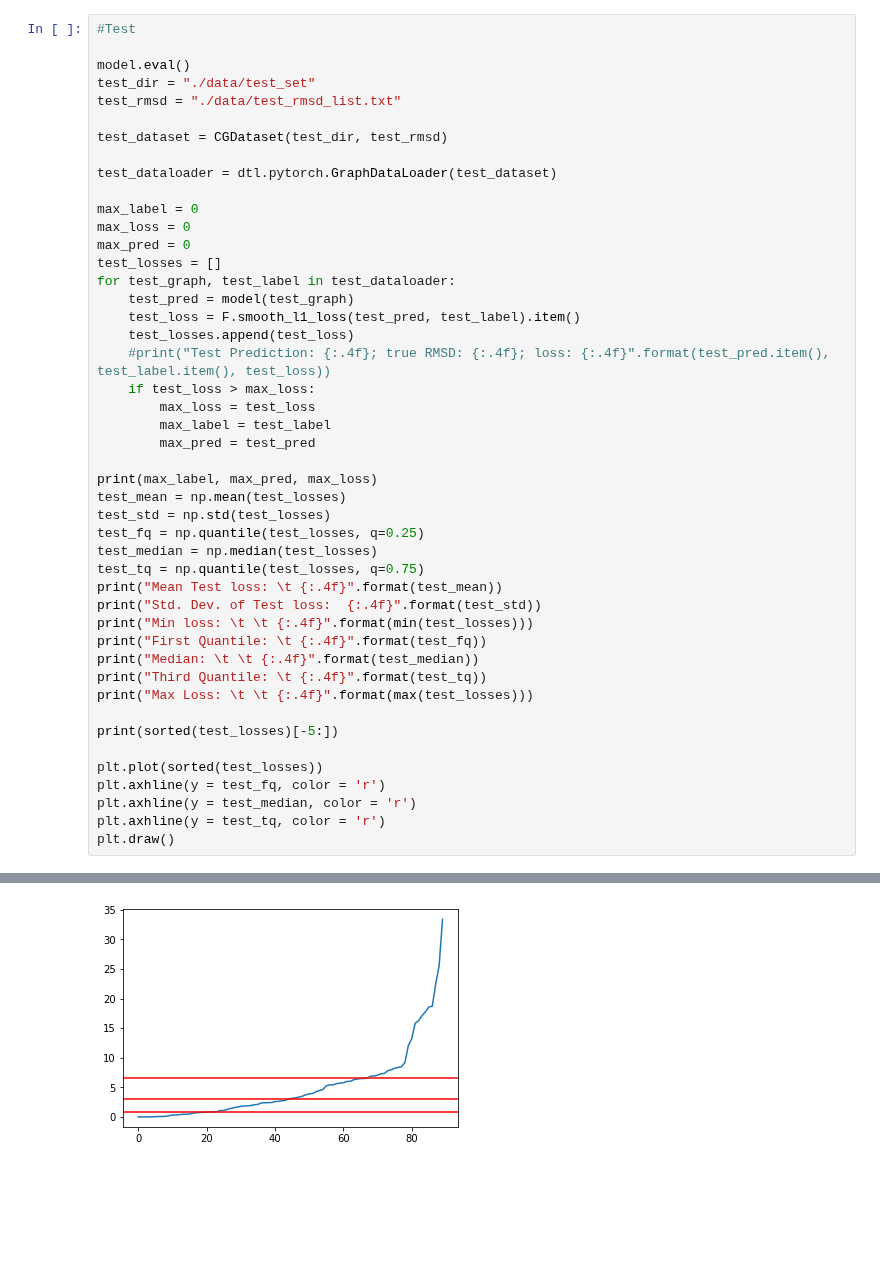
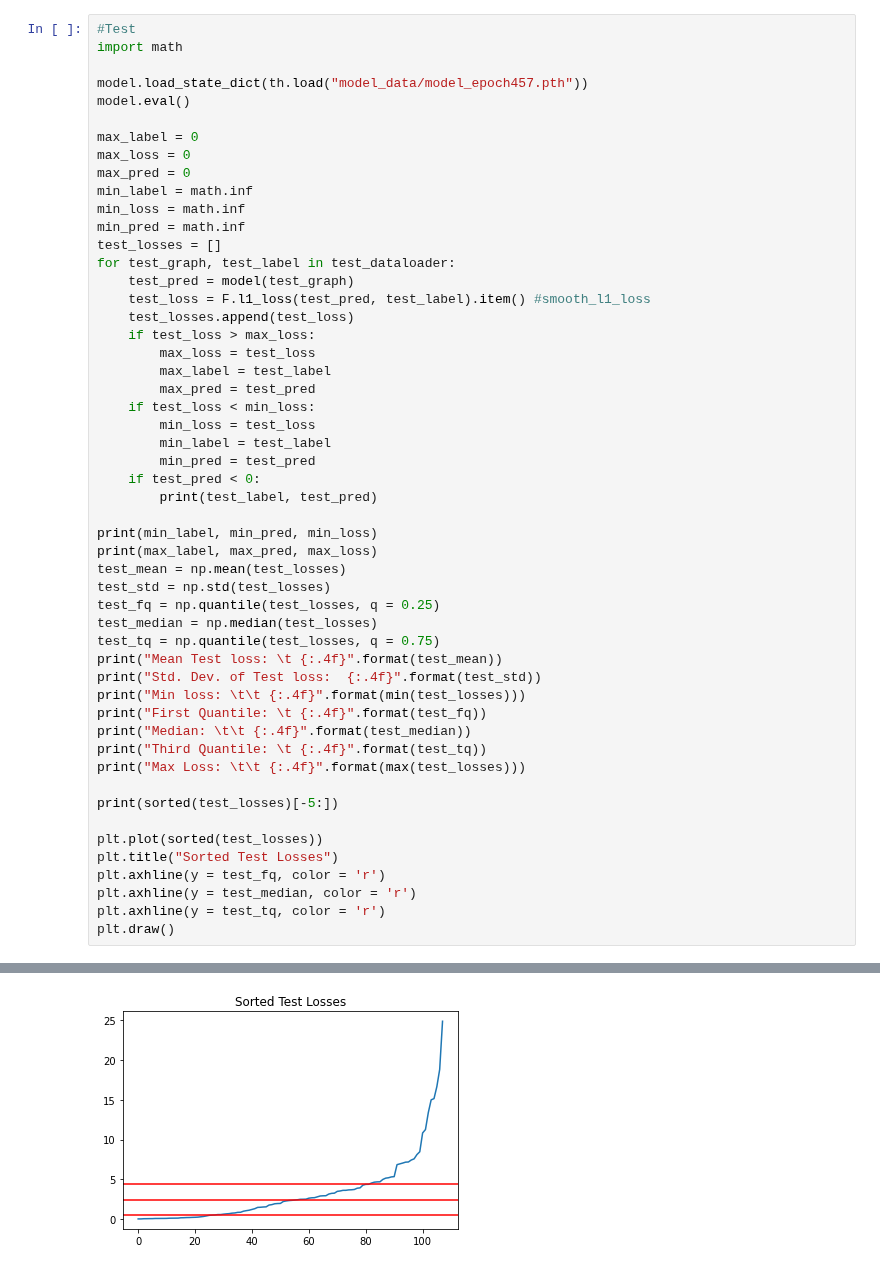
Before and after one commit to milang9/3d_classifier, a Jupyter notebook: 3d_classifier_PyG.ipynb, the cells around one changed output, grey strips where cells are left out. Drawn from its saved outputs; the diff is of its cells as text; blank space fills up the shorter version.

```diff
--- a/3d_classifier_PyG.ipynb
+++ b/3d_classifier_PyG.ipynb
@@ -454,45 +362,51 @@ Training took 9.80 minutes
 # %%
 #Test
+import math
 
+model.load_state_dict(th.load("model_data/model_epoch457.pth"))
 model.eval()
-test_dir = "./data/test_set"
-test_rmsd = "./data/test_rmsd_list.txt"
-
-test_dataset = CGDataset(test_dir, test_rmsd)
-
-test_dataloader = dtl.pytorch.GraphDataLoader(test_dataset)
 
 max_label = 0
 max_loss = 0
 max_pred = 0
+min_label = math.inf
+min_loss = math.inf
+min_pred = math.inf
 test_losses = []
 for test_graph, test_label in test_dataloader:
     test_pred = model(test_graph)
-    test_loss = F.smooth_l1_loss(test_pred, test_label).item()
+    test_loss = F.l1_loss(test_pred, test_label).item() #smooth_l1_loss
     test_losses.append(test_loss)
-    #print("Test Prediction: {:.4f}; true RMSD: {:.4f}; loss: {:.4f}".format(test_pred.item(), test_label.item(), test_loss))
     if test_loss > max_loss:
         max_loss = test_loss
         max_label = test_label
         max_pred = test_pred
+    if test_loss < min_loss:
+        min_loss = test_loss
+        min_label = test_label
+        min_pred = test_pred
+    if test_pred < 0:
+        print(test_label, test_pred)
 
+print(min_label, min_pred, min_loss)
 print(max_label, max_pred, max_loss)
 test_mean = np.mean(test_losses)
 test_std = np.std(test_losses)
-test_fq = np.quantile(test_losses, q=0.25)
+test_fq = np.quantile(test_losses, q = 0.25)
 test_median = np.median(test_losses)
-test_tq = np.quantile(test_losses, q=0.75)
+test_tq = np.quantile(test_losses, q = 0.75)
 print("Mean Test loss: \t {:.4f}".format(test_mean))
 print("Std. Dev. of Test loss:  {:.4f}".format(test_std))
-print("Min loss: \t \t {:.4f}".format(min(test_losses)))
+print("Min loss: \t\t {:.4f}".format(min(test_losses)))
 print("First Quantile: \t {:.4f}".format(test_fq))
-print("Median: \t \t {:.4f}".format(test_median))
+print("Median: \t\t {:.4f}".format(test_median))
 print("Third Quantile: \t {:.4f}".format(test_tq))
-print("Max Loss: \t \t {:.4f}".format(max(test_losses)))
+print("Max Loss: \t\t {:.4f}".format(max(test_losses)))
 
 print(sorted(test_losses)[-5:])
 
 plt.plot(sorted(test_losses))
+plt.title("Sorted Test Losses")
 plt.axhline(y = test_fq, color = 'r')
 plt.axhline(y = test_median, color = 'r')
 plt.axhline(y = test_tq, color = 'r')
@@ -510 +425 @@ Max Loss:                33.4222
-[figure, old version]
+[figure, new version]
```
Also changed, not shown: parts of 17 cells of this notebook, 2 other files.
